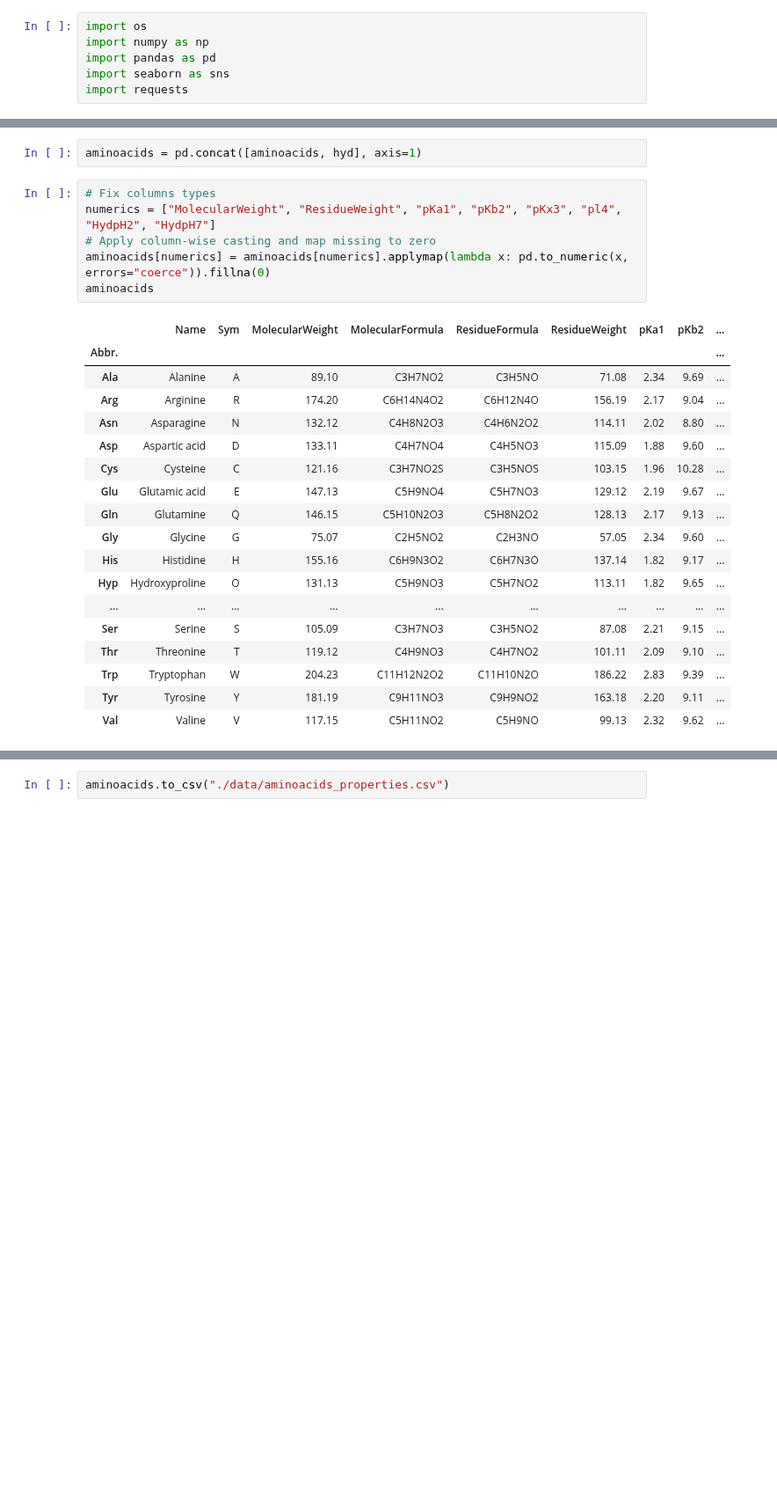
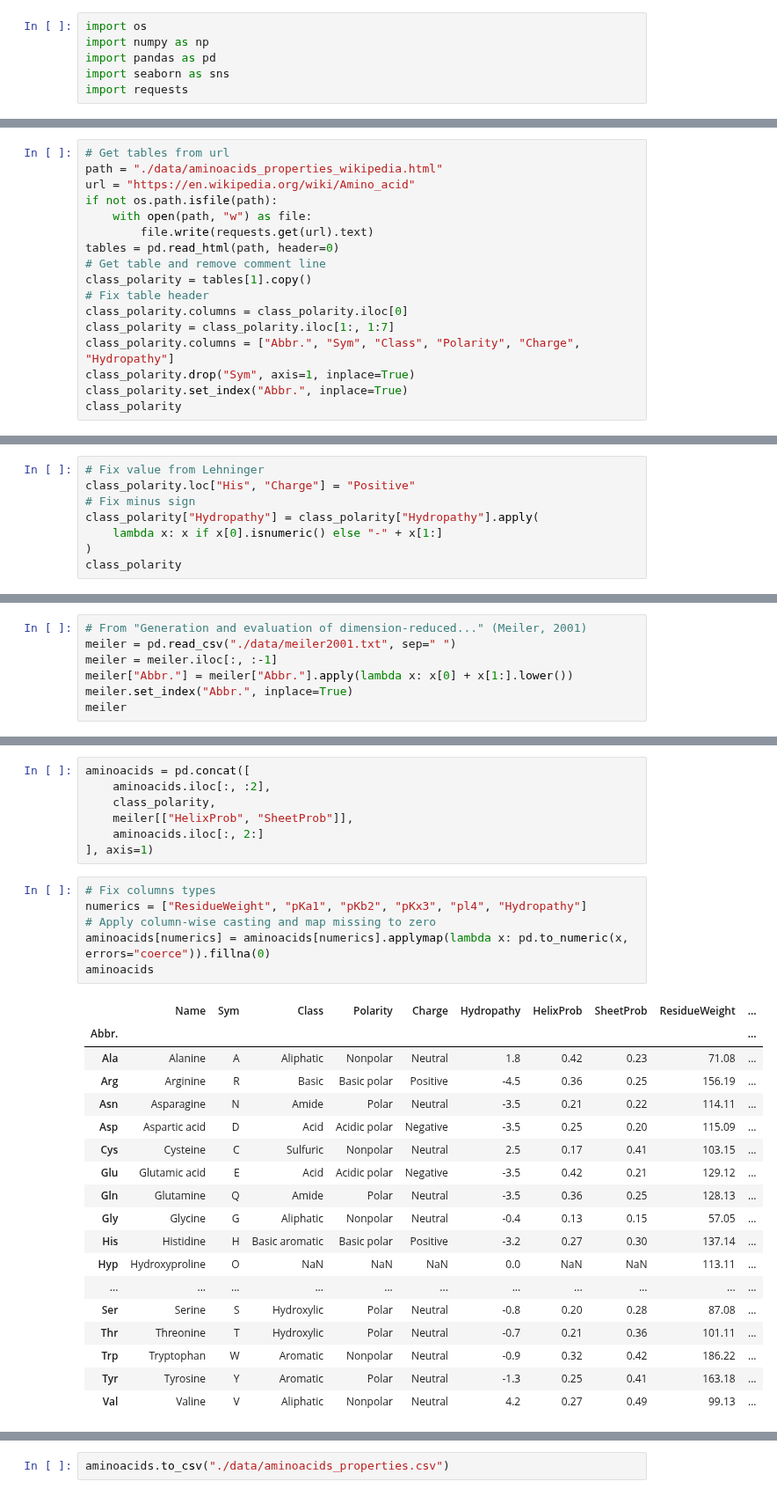
Before and after one commit to AlessioZanga/BioHackaton2021, a Jupyter notebook: aminoacids_properties.ipynb, the cells around one changed output, grey strips where cells are left out. Shown at 88% size. Saved outputs shown, nothing was run; the diff lists cells and outputs as text; blank space fills up the shorter version.

```diff
--- a/aminoacids_properties.ipynb
+++ b/aminoacids_properties.ipynb
@@ -81,0 +45,17 @@ hyd.loc["Pro", "HydpH7"] = -46
+# %%
+# Get tables from url
+path = "./data/aminoacids_properties_wikipedia.html"
+url = "https://en.wikipedia.org/wiki/Amino_acid"
+if not os.path.isfile(path):
+    with open(path, "w") as file:
+        file.write(requests.get(url).text)
+tables = pd.read_html(path, header=0)
+# Get table and remove comment line
+class_polarity = tables[1].copy()
+# Fix table header
+class_polarity.columns = class_polarity.iloc[0]
+class_polarity = class_polarity.iloc[1:, 1:7]
+class_polarity.columns = ["Abbr.", "Sym", "Class", "Polarity", "Charge", "Hydropathy"]
+class_polarity.drop("Sym", axis=1, inplace=True)
+class_polarity.set_index("Abbr.", inplace=True)
+class_polarity
@@ -81,0 +81,8 @@ hyd.loc["Pro", "HydpH7"] = -46
+# %%
+# Fix value from Lehninger
+class_polarity.loc["His", "Charge"] = "Positive"
+# Fix minus sign
+class_polarity["Hydropathy"] = class_polarity["Hydropathy"].apply(
+    lambda x: x if x[0].isnumeric() else "-" + x[1:]
+)
+class_polarity
@@ -81,0 +108,7 @@ hyd.loc["Pro", "HydpH7"] = -46
+# %%
+# From "Generation and evaluation of dimension-reduced..." (Meiler, 2001)
+meiler = pd.read_csv("./data/meiler2001.txt", sep=" ")
+meiler = meiler.iloc[:, :-1]
+meiler["Abbr."] = meiler["Abbr."].apply(lambda x: x[0] + x[1:].lower())
+meiler.set_index("Abbr.", inplace=True)
+meiler
@@ -82,30 +134,35 @@ hyd.loc["Pro", "HydpH7"] = -46
 # %%
-aminoacids = pd.concat([aminoacids, hyd], axis=1)
+aminoacids = pd.concat([
+    aminoacids.iloc[:, :2],
+    class_polarity,
+    meiler[["HelixProb", "SheetProb"]],
+    aminoacids.iloc[:, 2:]
+], axis=1)
 # %%
 # Fix columns types
-numerics = ["MolecularWeight", "ResidueWeight", "pKa1", "pKb2", "pKx3", "pl4", "HydpH2", "HydpH7"]
+numerics = ["ResidueWeight", "pKa1", "pKb2", "pKx3", "pl4", "Hydropathy"]
 # Apply column-wise casting and map missing to zero
 aminoacids[numerics] = aminoacids[numerics].applymap(lambda x: pd.to_numeric(x, errors="coerce")).fillna(0)
 aminoacids
 # %% [output]
-|  | Name | Sym | MolecularWeight | MolecularFormula | ResidueFormula | ResidueWeight | pKa1 | pKb2 | ... |
-| Abbr. |  |  |  |  |  |  |  |  | ... |
-| Ala | Alanine | A | 89.10 | C3H7NO2 | C3H5NO | 71.08 | 2.34 | 9.69 | ... |
-| Arg | Arginine | R | 174.20 | C6H14N4O2 | C6H12N4O | 156.19 | 2.17 | 9.04 | ... |
-| Asn | Asparagine | N | 132.12 | C4H8N2O3 | C4H6N2O2 | 114.11 | 2.02 | 8.80 | ... |
-| Asp | Aspartic acid | D | 133.11 | C4H7NO4 | C4H5NO3 | 115.09 | 1.88 | 9.60 | ... |
-| Cys | Cysteine | C | 121.16 | C3H7NO2S | C3H5NOS | 103.15 | 1.96 | 10.28 | ... |
-| Glu | Glutamic acid | E | 147.13 | C5H9NO4 | C5H7NO3 | 129.12 | 2.19 | 9.67 | ... |
-| Gln | Glutamine | Q | 146.15 | C5H10N2O3 | C5H8N2O2 | 128.13 | 2.17 | 9.13 | ... |
-| Gly | Glycine | G | 75.07 | C2H5NO2 | C2H3NO | 57.05 | 2.34 | 9.60 | ... |
-| His | Histidine | H | 155.16 | C6H9N3O2 | C6H7N3O | 137.14 | 1.82 | 9.17 | ... |
-| Hyp | Hydroxyproline | O | 131.13 | C5H9NO3 | C5H7NO2 | 113.11 | 1.82 | 9.65 | ... |
-| ... | ... | ... | ... | ... | ... | ... | ... | ... | ... |
-| Ser | Serine | S | 105.09 | C3H7NO3 | C3H5NO2 | 87.08 | 2.21 | 9.15 | ... |
-| Thr | Threonine | T | 119.12 | C4H9NO3 | C4H7NO2 | 101.11 | 2.09 | 9.10 | ... |
-| Trp | Tryptophan | W | 204.23 | C11H12N2O2 | C11H10N2O | 186.22 | 2.83 | 9.39 | ... |
-| Tyr | Tyrosine | Y | 181.19 | C9H11NO3 | C9H9NO2 | 163.18 | 2.20 | 9.11 | ... |
-| Val | Valine | V | 117.15 | C5H11NO2 | C5H9NO | 99.13 | 2.32 | 9.62 | ... |
+|  | Name | Sym | Class | Polarity | Charge | Hydropathy | HelixProb | SheetProb | ResidueWeight | ... |
+| Abbr. |  |  |  |  |  |  |  |  |  | ... |
+| Ala | Alanine | A | Aliphatic | Nonpolar | Neutral | 1.8 | 0.42 | 0.23 | 71.08 | ... |
+| Arg | Arginine | R | Basic | Basic polar | Positive | -4.5 | 0.36 | 0.25 | 156.19 | ... |
+| Asn | Asparagine | N | Amide | Polar | Neutral | -3.5 | 0.21 | 0.22 | 114.11 | ... |
+| Asp | Aspartic acid | D | Acid | Acidic polar | Negative | -3.5 | 0.25 | 0.20 | 115.09 | ... |
+| Cys | Cysteine | C | Sulfuric | Nonpolar | Neutral | 2.5 | 0.17 | 0.41 | 103.15 | ... |
+| Glu | Glutamic acid | E | Acid | Acidic polar | Negative | -3.5 | 0.42 | 0.21 | 129.12 | ... |
+| Gln | Glutamine | Q | Amide | Polar | Neutral | -3.5 | 0.36 | 0.25 | 128.13 | ... |
+| Gly | Glycine | G | Aliphatic | Nonpolar | Neutral | -0.4 | 0.13 | 0.15 | 57.05 | ... |
+| His | Histidine | H | Basic aromatic | Basic polar | Positive | -3.2 | 0.27 | 0.30 | 137.14 | ... |
+| Hyp | Hydroxyproline | O | NaN | NaN | NaN | 0.0 | NaN | NaN | 113.11 | ... |
+| ... | ... | ... | ... | ... | ... | ... | ... | ... | ... | ... |
+| Ser | Serine | S | Hydroxylic | Polar | Neutral | -0.8 | 0.20 | 0.28 | 87.08 | ... |
+| Thr | Threonine | T | Hydroxylic | Polar | Neutral | -0.7 | 0.21 | 0.36 | 101.11 | ... |
+| Trp | Tryptophan | W | Aromatic | Nonpolar | Neutral | -0.9 | 0.32 | 0.42 | 186.22 | ... |
+| Tyr | Tyrosine | Y | Aromatic | Polar | Neutral | -1.3 | 0.25 | 0.41 | 163.18 | ... |
+| Val | Valine | V | Aliphatic | Nonpolar | Neutral | 4.2 | 0.27 | 0.49 | 99.13 | ... |
 # %%
 aminoacids.info()
 # %% [output]
```
Also changed, not shown: parts of 11 cells of this notebook, 6 other files.
